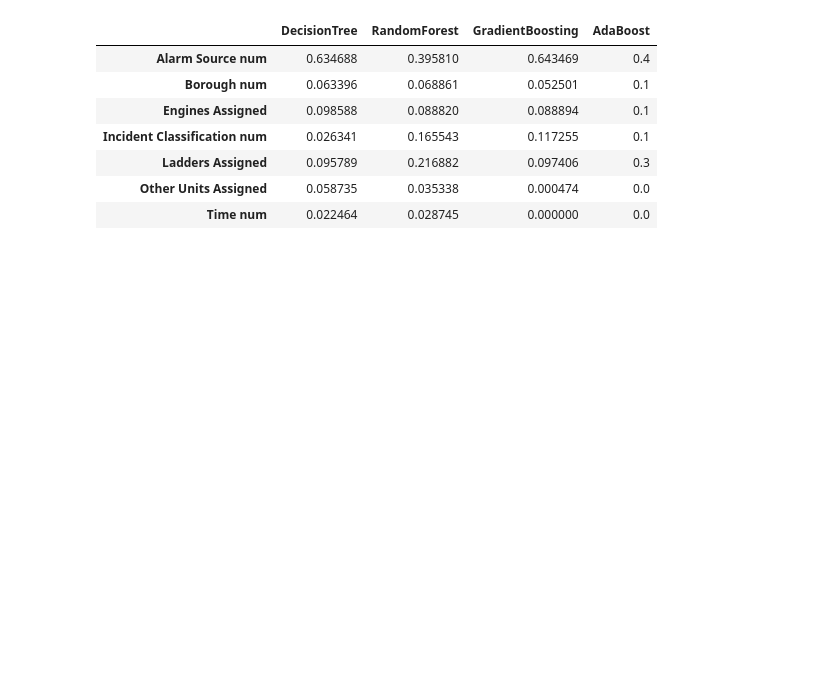
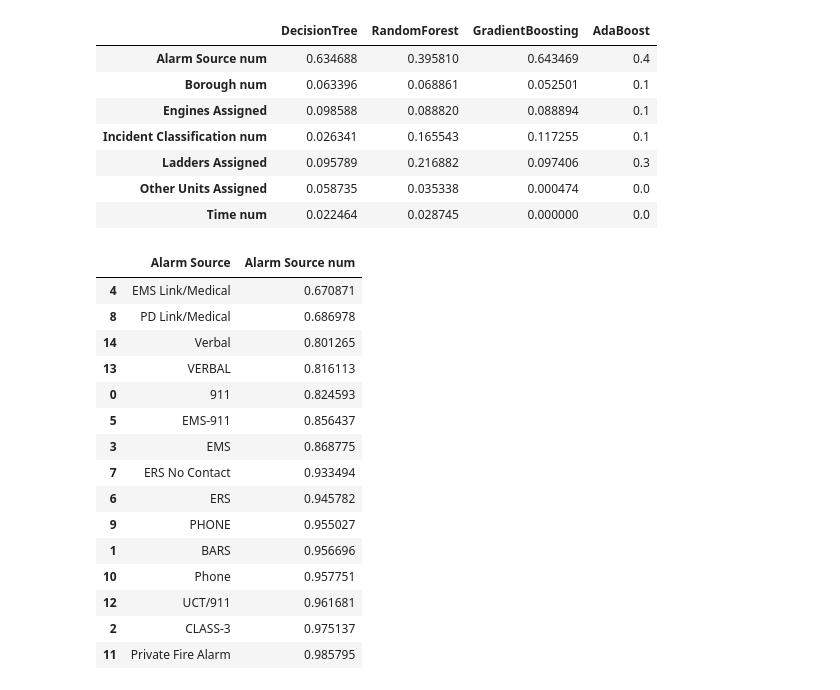
Before and after one commit to 415jason/NYC-Fire-Data, a Jupyter notebook: DTSC2302_ProjectCode.ipynb, the cells around one changed output. Saved outputs shown, nothing was run; the diff lists cells and outputs as text; code cells hidden in the pictures; blank space fills up the shorter version.

```diff
--- a/DTSC2302_ProjectCode.ipynb
+++ b/DTSC2302_ProjectCode.ipynb
@@ -269,5 +281,23 @@ importance_df
 # %%
 # Printing the important features
 
 alarm_source_val = data.groupby('Alarm Source')['Alarm Source num'].mean().reset_index()
+alarm_source_val.sort_values(['Alarm Source num'], ascending=True, inplace=True)
 alarm_source_val
+# %% [output]
+|  | Alarm Source | Alarm Source num |
+| 4 | EMS Link/Medical | 0.670871 |
+| 8 | PD Link/Medical | 0.686978 |
+| 14 | Verbal | 0.801265 |
+| 13 | VERBAL | 0.816113 |
+| 0 | 911 | 0.824593 |
+| 5 | EMS-911 | 0.856437 |
+| 3 | EMS | 0.868775 |
+| 7 | ERS No Contact | 0.933494 |
+| 6 | ERS | 0.945782 |
+| 9 | PHONE | 0.955027 |
+| 1 | BARS | 0.956696 |
+| 10 | Phone | 0.957751 |
+| 12 | UCT/911 | 0.961681 |
+| 2 | CLASS-3 | 0.975137 |
+| 11 | Private Fire Alarm | 0.985795 |
```
Also changed, not shown: parts of 5 cells of this notebook.
